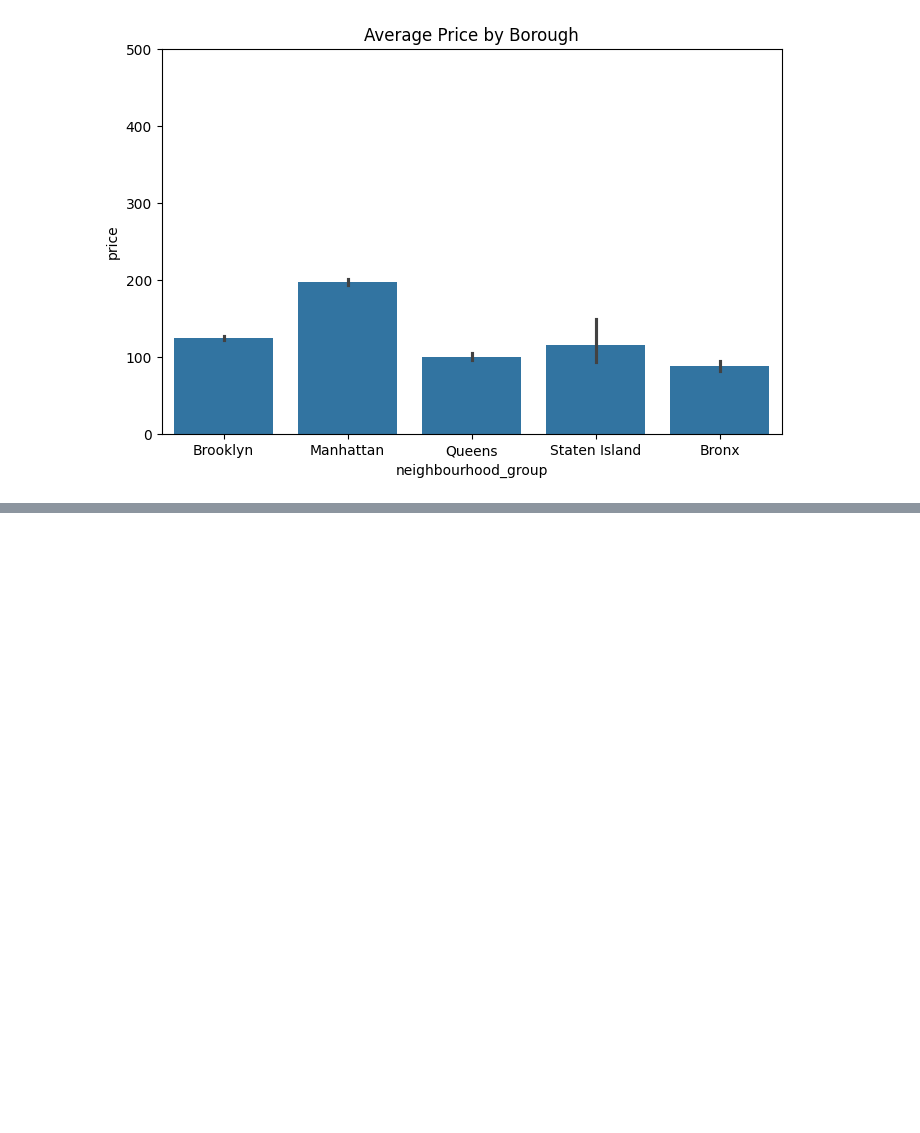
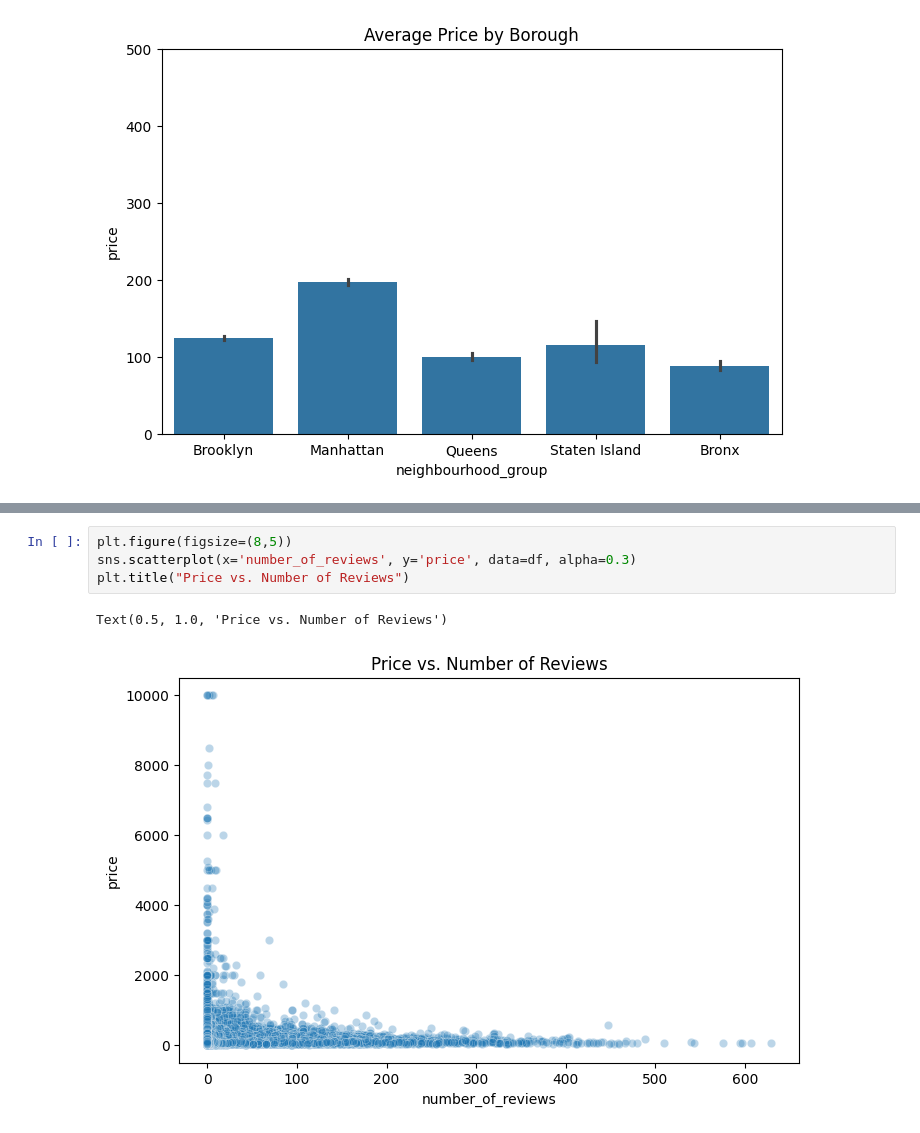
Before and after one commit to Ani-404/NYC-Airbnb, a Jupyter notebook: notebooks/colab.ipynb, the cells around one changed output, grey strips where cells are left out. Cells and saved outputs as stored; diff of their text form; blank space fills up the shorter version.

Commit message:
Data visualisation

```diff
--- a/notebooks/colab.ipynb
+++ b/notebooks/colab.ipynb
@@ -138,0 +153,7 @@ Text(0.5, 1.0, 'Average Price by Borough')
+# %%
+plt.figure(figsize=(8,5))
+sns.scatterplot(x='number_of_reviews', y='price', data=df, alpha=0.3)
+plt.title("Price vs. Number of Reviews")
+# %% [output]
+Text(0.5, 1.0, 'Price vs. Number of Reviews')
+[figure, added]
```
Also changed, not shown: parts of 2 cells of this notebook.
